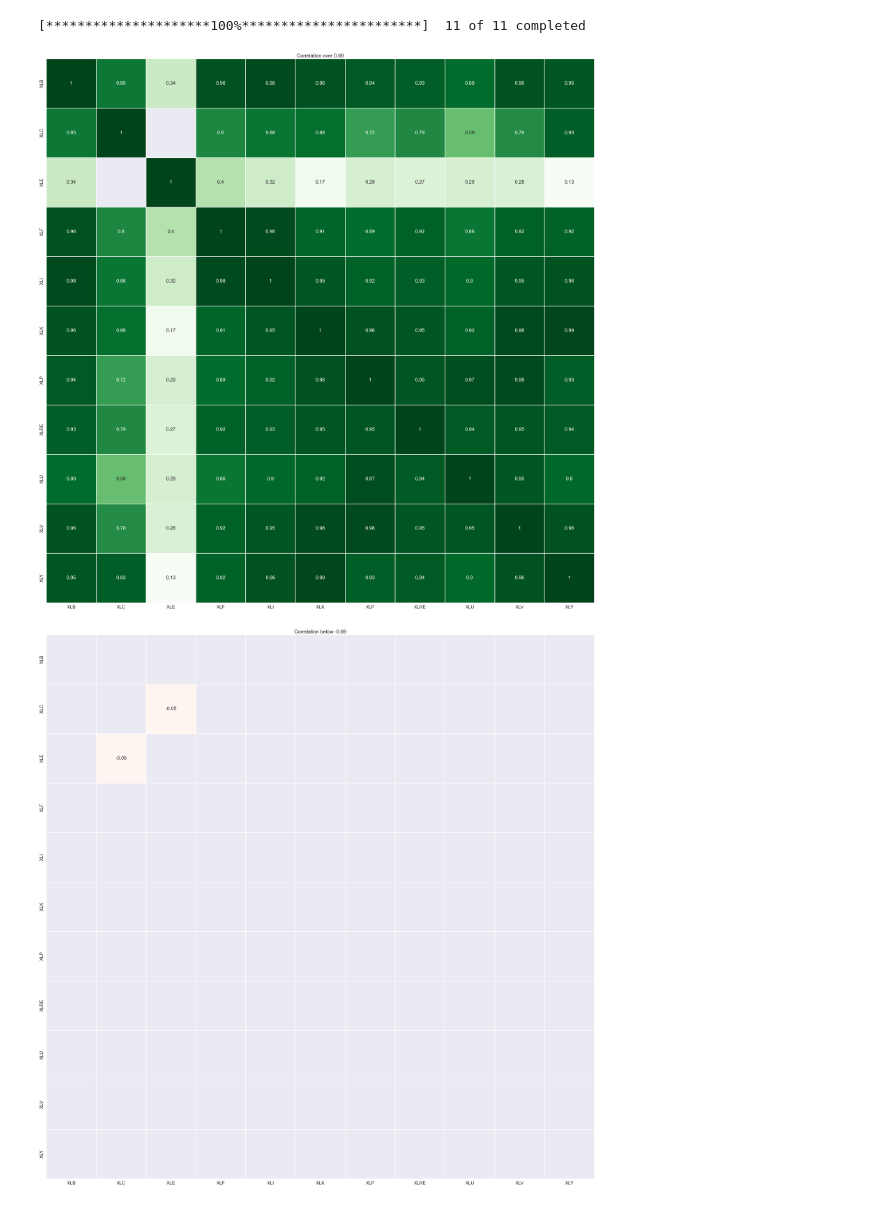
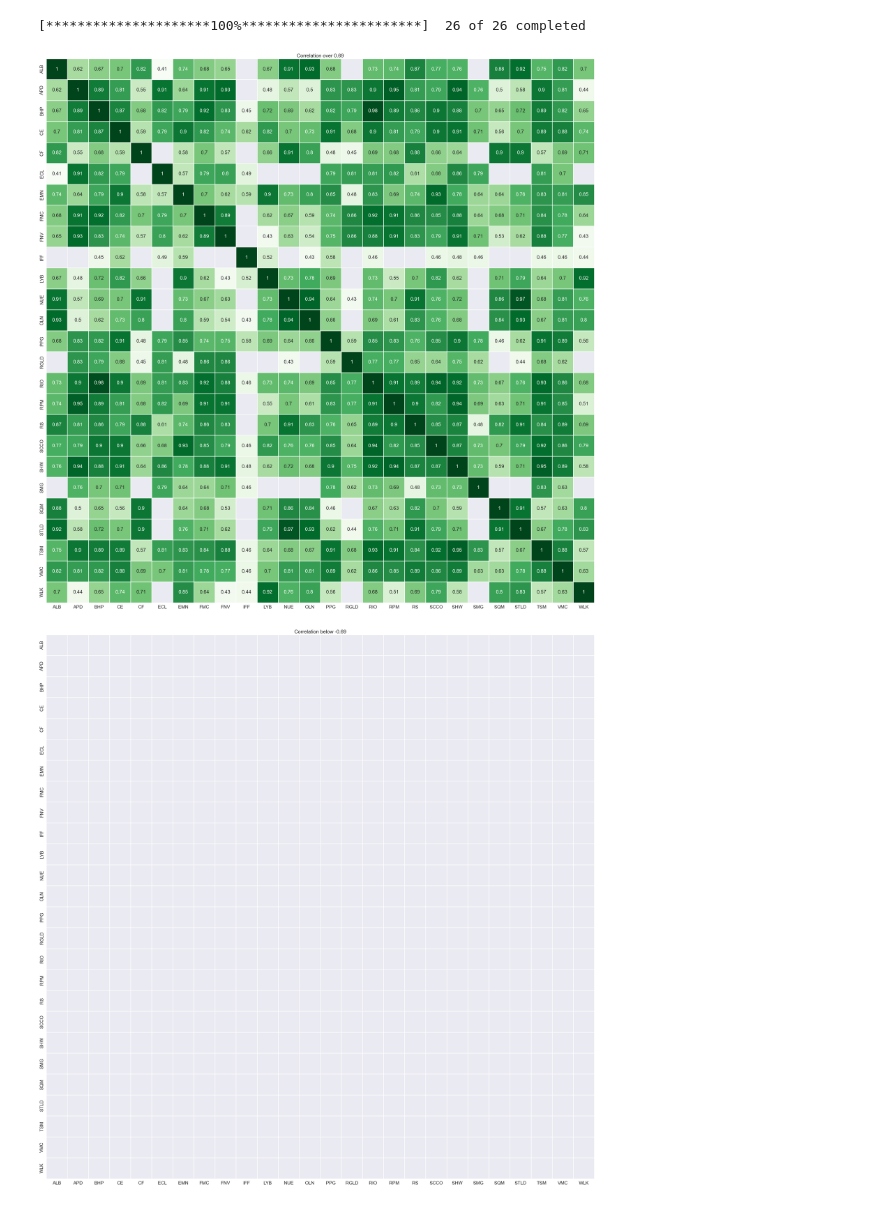
Before and after one commit to paul10116/Stock-Market, a Jupyter notebook: correlations.ipynb, the cells around one changed output. Cells and saved outputs as stored; diff of their text form; code cells hidden in the pictures.

```diff
--- a/correlations.ipynb
+++ b/correlations.ipynb
@@ -9,24 +9,24 @@ import yfinance as yf
 sns.set_style("darkgrid")
 sns.set(font_scale=1.7)
 # %%
-simbols1 = 'XLK XLE XLU XLB XLP XLY XLI XLC XLV XLF XLRE'
+simbols1 = 'TSM  ALB  APD  BHP  CE  CF  ECL  EMN  FMC  FNV  IFF  LYB  NUE  OLN  PPG  RGLD  RIO  RPM  RS  SCCO  SHW  SMG  SQM  STLD  VMC  WLK'
 tickers_1 = yf.Tickers(simbols1)
 simbol_data = tickers_1.history(start = '2016-1-1', actions= False, rounding=True )
 # %% [output]
-[*********************100%***********************]  11 of 11 completed
+[*********************100%***********************]  26 of 26 completed
 # %%
 corr_matrix = simbol_data["Close"].corr().round(2)
-positive_corr = corr_matrix > 0
-negative_corr = corr_matrix < -0
+positive_corr = corr_matrix > 0.4
+negative_corr = corr_matrix < -0.4
 
 plt.figure(figsize=(40,40))
 plt.title("Correlation over 0.69")
 sns.heatmap(corr_matrix[positive_corr], linewidths=2, linecolor="white", cmap='Greens', annot=True, annot_kws={"size":20}, cbar=False);
 # %% [output]
-[figure, old version]
+[figure, new version]
 # %%
 plt.figure(figsize=(40,40))
 plt.title("Correlation below -0.69")
 sns.heatmap(corr_matrix[negative_corr], linewidths=2, linecolor="white", cmap='Reds', annot=True, annot_kws={"size":20}, cbar=False);
 # %% [output]
-[figure, old version]
+[figure, new version]
```
Also changed, not shown: 17 other files.
